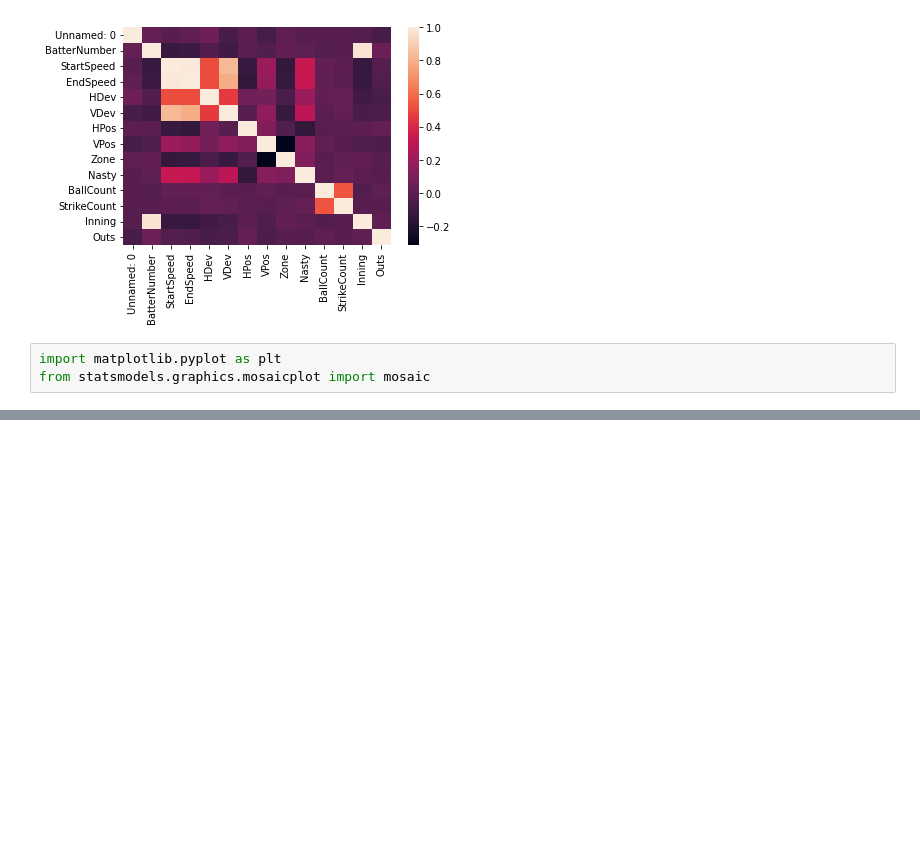
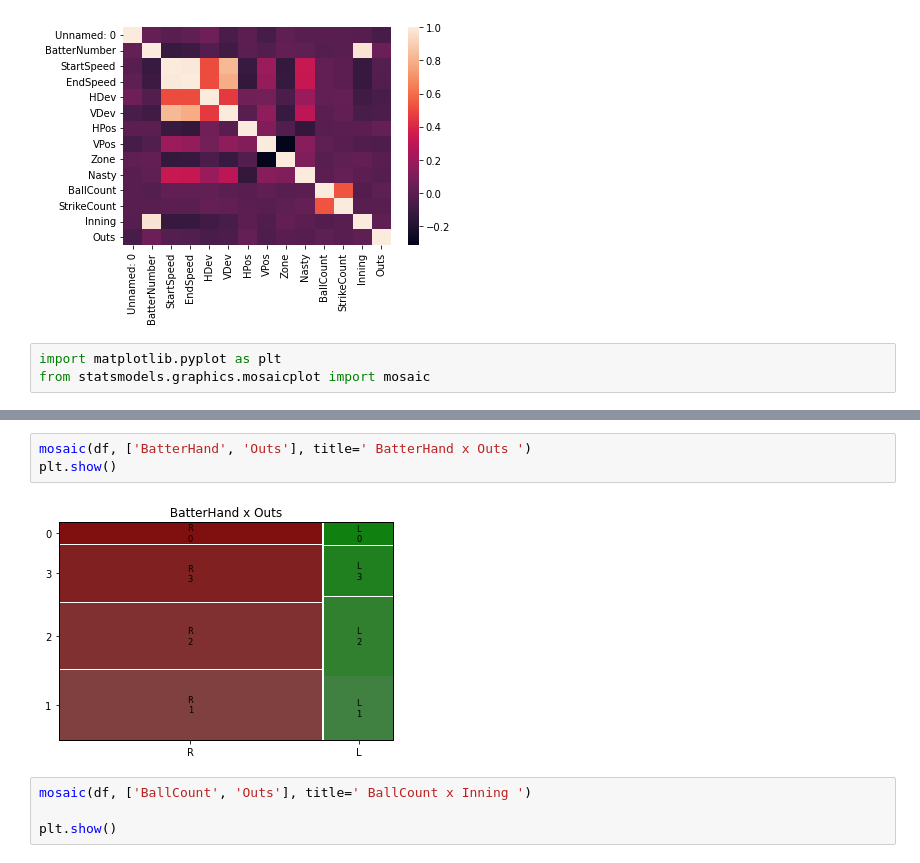
Before and after one commit to mayahany/Assignment1, a Jupyter notebook: Assignment1 notebook-Copy1.ipynb, the cells around one changed output, grey strips where cells are left out. Cells and saved outputs as stored; diff of their text form; blank space fills up the shorter version.

```diff
--- a/Assignment1 notebook-Copy1.ipynb
+++ b/Assignment1 notebook-Copy1.ipynb
@@ -606,0 +609,9 @@ plt.show()
+# %%
+mosaic(df, ['BatterHand', 'Outs'], title=' BatterHand x Outs ')
+plt.show()
+# %% [output]
+[figure, added]
+# %%
+mosaic(df, ['BallCount', 'Outs'], title=' BallCount x Inning ')
+
+plt.show()
```
Also changed, not shown: parts of 2 cells of this notebook.
